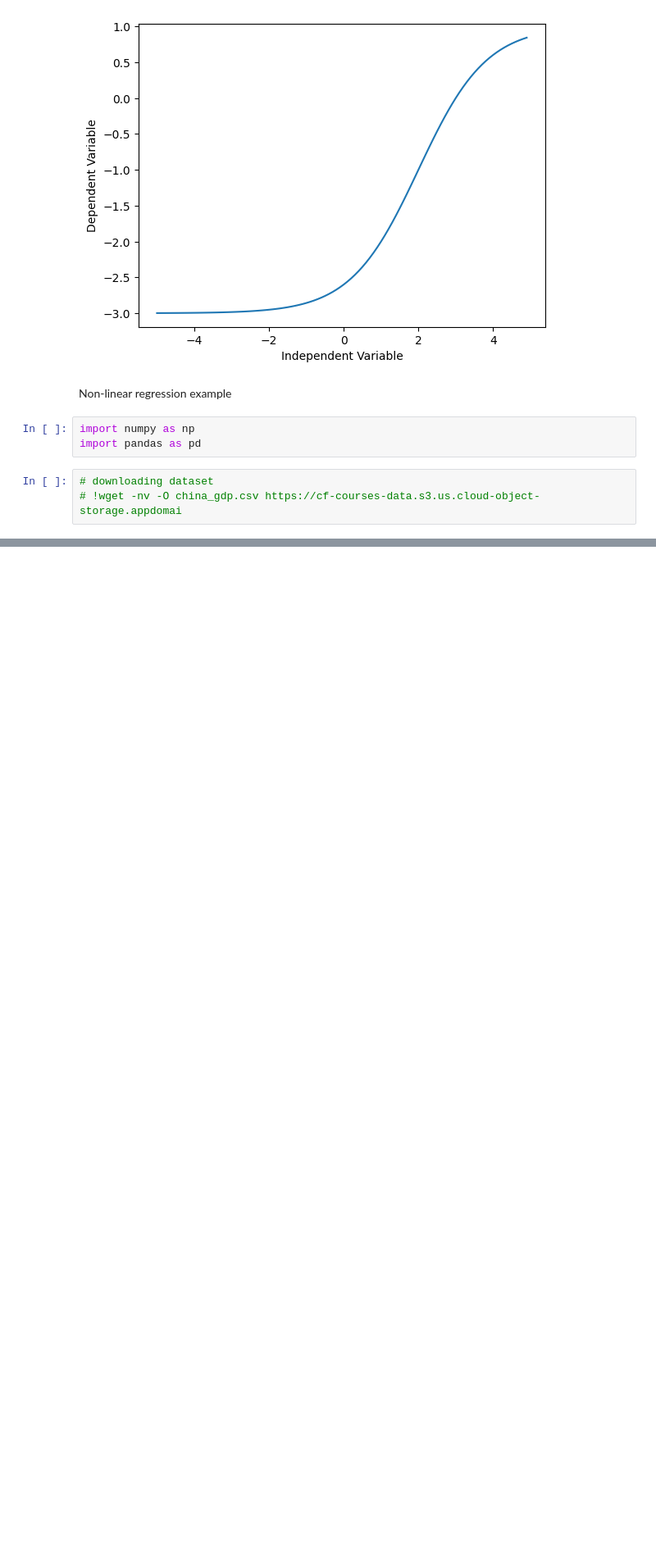
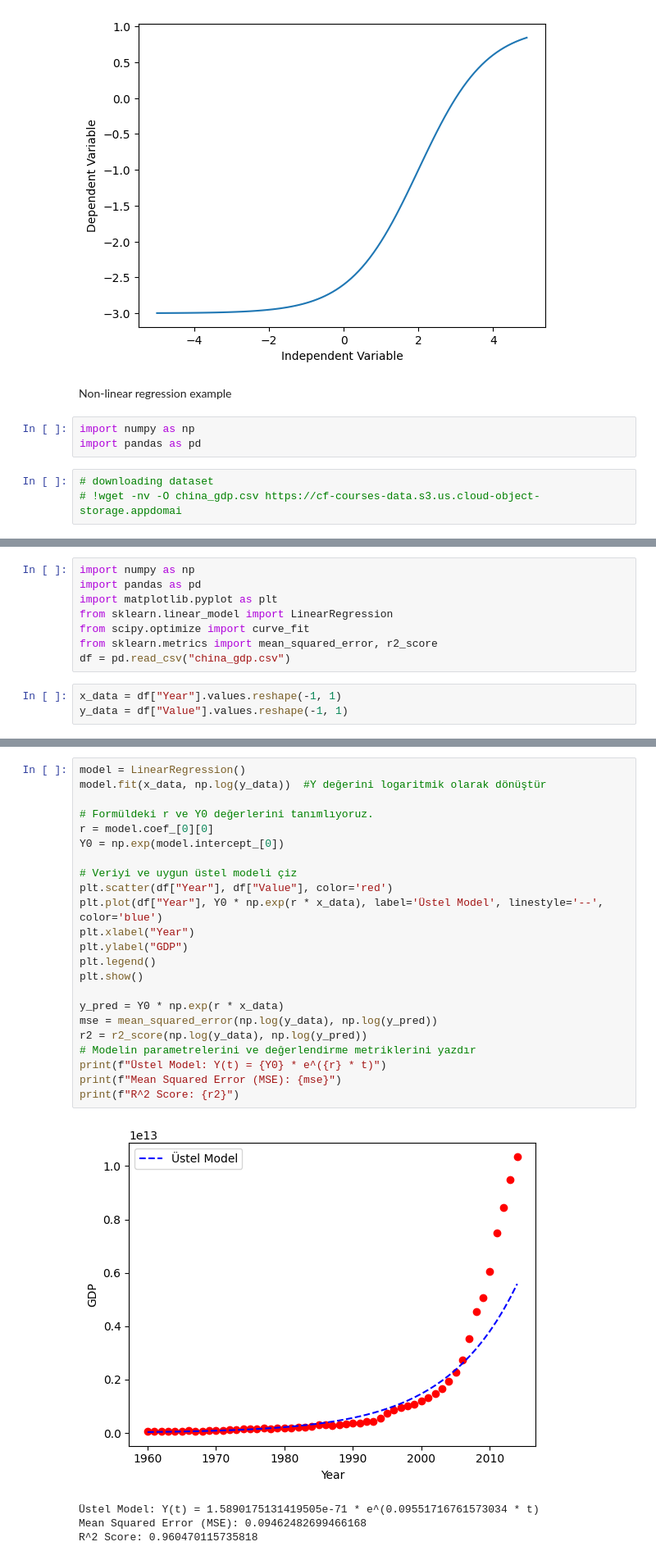
Before and after one commit to BusraSarikaya1/data, a Jupyter notebook: week 7/7-example.ipynb, the cells around one changed output, grey strips where cells are left out. Shown: that part at 82% size. Saved outputs shown, nothing was run; the diff lists cells and outputs as text; blank space fills up the shorter version.

```diff
--- a/week 7/7-example.ipynb
+++ b/week 7/7-example.ipynb
@@ -109,0 +143,11 @@ import pandas as pd
+# %%
+import numpy as np
+import pandas as pd
+import matplotlib.pyplot as plt
+from sklearn.linear_model import LinearRegression
+from scipy.optimize import curve_fit
+from sklearn.metrics import mean_squared_error, r2_score
+df = pd.read_csv("china_gdp.csv")
+# %%
+x_data = df["Year"].values.reshape(-1, 1)
+y_data = df["Value"].values.reshape(-1, 1)
@@ -109,0 +161,28 @@ import pandas as pd
+# %%
+model = LinearRegression()
+model.fit(x_data, np.log(y_data))  #Y değerini logaritmik olarak dönüştür
+
+# Formüldeki r ve Y0 değerlerini tanımlıyoruz.
+r = model.coef_[0][0]
+Y0 = np.exp(model.intercept_[0])
+
+# Veriyi ve uygun üstel modeli çiz
+plt.scatter(df["Year"], df["Value"], color='red')
+plt.plot(df["Year"], Y0 * np.exp(r * x_data), label='Üstel Model', linestyle='--', color='blue')
+plt.xlabel("Year")
+plt.ylabel("GDP")
+plt.legend()
+plt.show()
+
+y_pred = Y0 * np.exp(r * x_data)
+mse = mean_squared_error(np.log(y_data), np.log(y_pred))
+r2 = r2_score(np.log(y_data), np.log(y_pred))
+# Modelin parametrelerini ve değerlendirme metriklerini yazdır
+print(f"Üstel Model: Y(t) = {Y0} * e^({r} * t)")
+print(f"Mean Squared Error (MSE): {mse}")
+print(f"R^2 Score: {r2}")
+# %% [output]
+[figure, added]
+Üstel Model: Y(t) = 1.5890175131419505e-71 * e^(0.09551716761573034 * t)
+Mean Squared Error (MSE): 0.09462482699466168
+R^2 Score: 0.960470115735818
```
Also changed, not shown: parts of 10 cells of this notebook.
